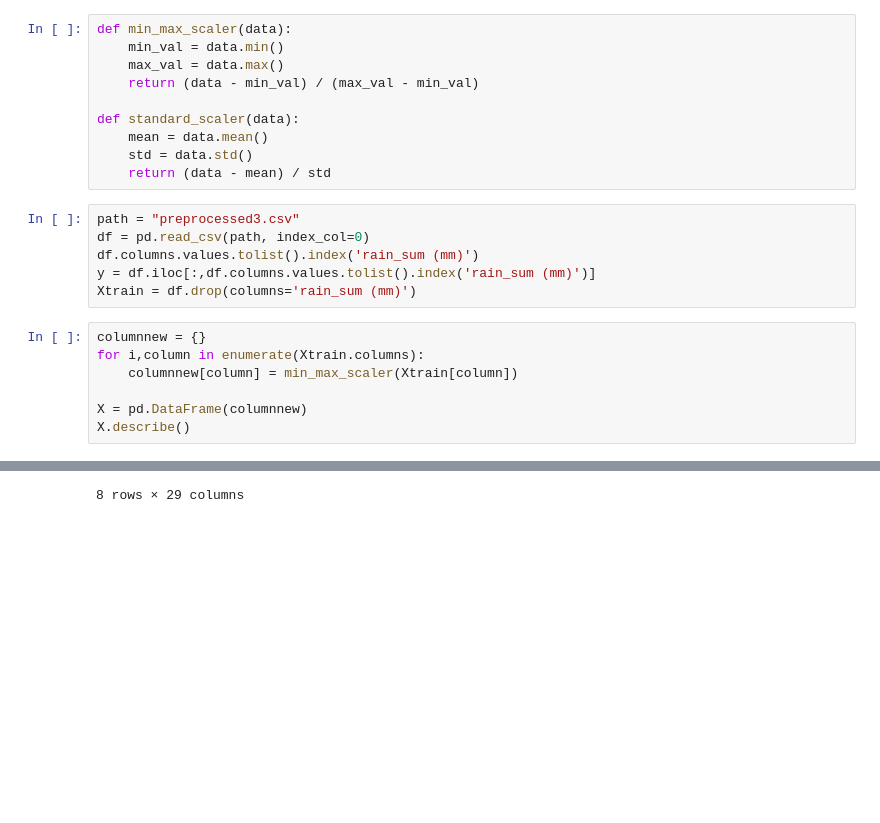
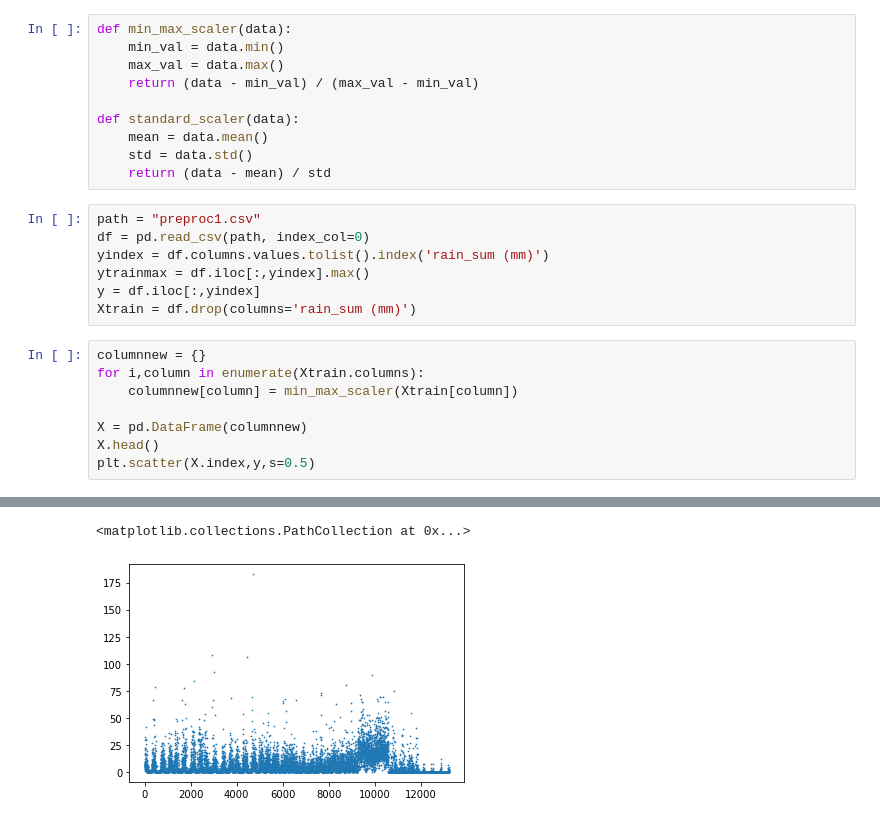
Before and after one commit to Alfadhils/DataVidia-Project, a Jupyter notebook: nn.ipynb, the cells around one changed output, grey strips where cells are left out. Drawn from its saved outputs; the diff is of its cells as text; blank space fills up the shorter version.

```diff
--- a/nn.ipynb
+++ b/nn.ipynb
@@ -22,10 +22,11 @@ def standard_scaler(data):
     std = data.std()
     return (data - mean) / std
 # %%
-path = "preprocessed3.csv"
+path = "preproc1.csv"
 df = pd.read_csv(path, index_col=0)
-df.columns.values.tolist().index('rain_sum (mm)')
-y = df.iloc[:,df.columns.values.tolist().index('rain_sum (mm)')]
+yindex = df.columns.values.tolist().index('rain_sum (mm)')
+ytrainmax = df.iloc[:,yindex].max()
+y = df.iloc[:,yindex]
 Xtrain = df.drop(columns='rain_sum (mm)')
 # %%
 columnnew = {}
@@ -33,5 +34,6 @@ for i,column in enumerate(Xtrain.columns):
     columnnew[column] = min_max_scaler(Xtrain[column])
 
 X = pd.DataFrame(columnnew)
-X.describe()
+X.head()
+plt.scatter(X.index,y,s=0.5)
 # %% [output]
@@ -47,3 +40,4 @@ X.describe()
-8 rows × 29 columns
+<matplotlib.collections.PathCollection at 0x...>
+[figure, added]
 # %%
 #test pred
```
Also changed, not shown: parts of 8 cells of this notebook, 5 other files.
